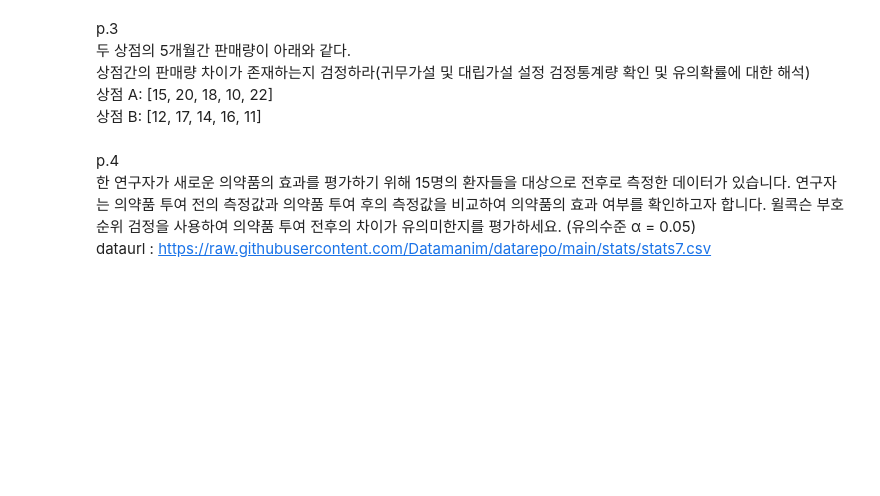
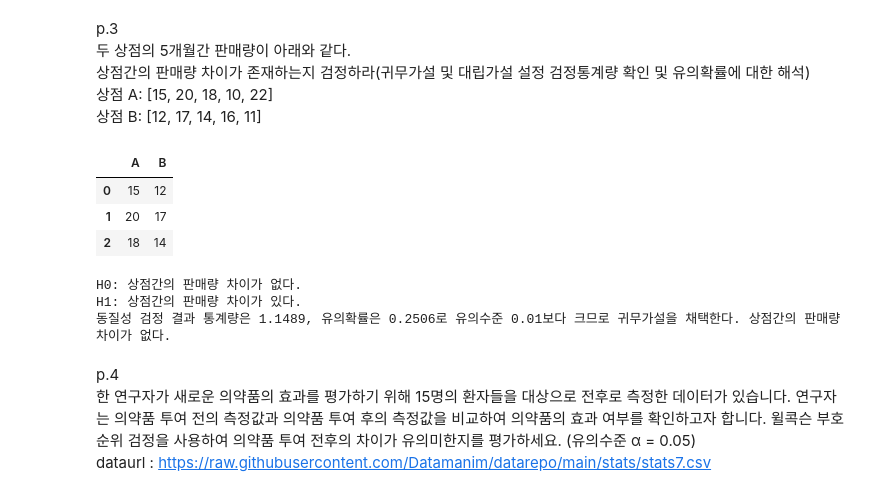
Before and after one commit to kjh8331267/ADP_Study, a Jupyter notebook: stats_adp31_jhkim.ipynb, the cells around one changed output. Drawn from its saved outputs; the diff is of its cells as text; code cells hidden in the pictures; blank space fills up the shorter version.

```diff
--- a/stats_adp31_jhkim.ipynb
+++ b/stats_adp31_jhkim.ipynb
@@ -711,3 +1126,13 @@ p.2
 어떤 광고 방법(A와 B)의 전환율을 확인하기 위해 200명 유저그룹에 두 번의 광고를 노출한 후 전환 여부를 조사하였습니다.
 (1) 광고 노출이 유저의 전환에 영향을 주었는지 검정하시오. 귀무가설과 대립가설을 설정하고 유의수준 0.01하에서
 <br></br><img src="https://github.com/Datamanim/datarepo/blob/main/stats/stats_image4.png?raw=true" align="left"><br></br>
+# %%
+import pandas as pd
+from scipy import stats
+df = pd.DataFrame({'비전환':[80, 100], '전환':[100, 100]})
+stats, pvalue, dof, exp_freq = stats.chi2_contingency(df, correction = False)
+display(df.head(3))
+print('H0: 광고 노출이 유저의 전환에 영향을 미치지 않는다.')
+print('H1: 광고 노출이 유저의 전환에 영향을 미친다.')
+print('동질성 검정 결과 통계량은 {:.4f}, 유의확률은 {:.4f}로 유의수준 0.01보다 크므로 귀무가설을 채택한다. 광고 노출이 유저의 전환에 영향을 미치지 않는다.'
+      .format(stats, pvalue))
@@ -717,6 +1149,24 @@ p.3
 상점간의 판매량 차이가 존재하는지 검정하라(귀무가설 및 대립가설 설정 검정통계량 확인 및 유의확률에 대한 해석)
 상점 A: [15, 20, 18, 10, 22]
 상점 B: [12, 17, 14, 16, 11]
+# %%
+import pandas as pd
+from scipy import stats
+df = pd.DataFrame({'A':[15, 20, 18, 10, 22], 'B':[12, 17, 14, 16, 11]})
+stats, pvalue = stats.ranksums(df.A, df.B)
+display(df.head(3))
+print('H0: 상점간의 판매량 차이가 없다.')
+print('H1: 상점간의 판매량 차이가 있다.')
+print('동질성 검정 결과 통계량은 {:.4f}, 유의확률은 {:.4f}로 유의수준 0.01보다 크므로 귀무가설을 채택한다. 상점간의 판매량 차이가 없다.'
+      .format(stats, pvalue))
+# %% [output]
+|  | A | B |
+| 0 | 15 | 12 |
+| 1 | 20 | 17 |
+| 2 | 18 | 14 |
+H0: 상점간의 판매량 차이가 없다.
+H1: 상점간의 판매량 차이가 있다.
+동질성 검정 결과 통계량은 1.1489, 유의확률은 0.2506로 유의수준 0.01보다 크므로 귀무가설을 채택한다. 상점간의 판매량 차이가 없다.
 # %% [markdown]
 p.4
 한 연구자가 새로운 의약품의 효과를 평가하기 위해 15명의 환자들을 대상으로 전후로 측정한 데이터가 있습니다. 연구자는 의약품 투여 전의 측정값과 의약품 투여 후의 측정값을 비교하여 의약품의 효과 여부를 확인하고자 합니다. 윌콕슨 부호순위 검정을 사용하여 의약품 투여 전후의 차이가 유의미한지를 평가하세요. (유의수준 α = 0.05)
```
Also changed, not shown: parts of 32 cells of this notebook, 1 other file.
